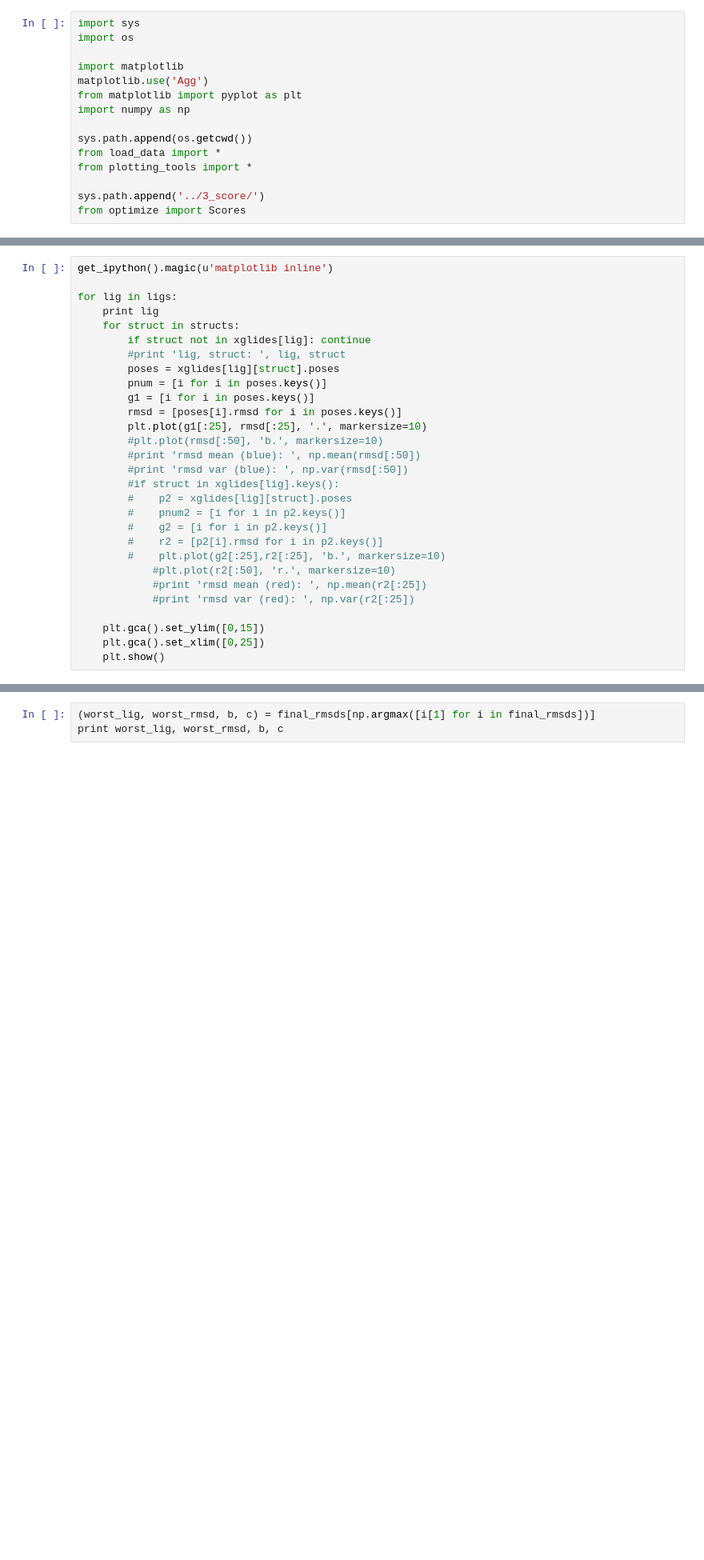
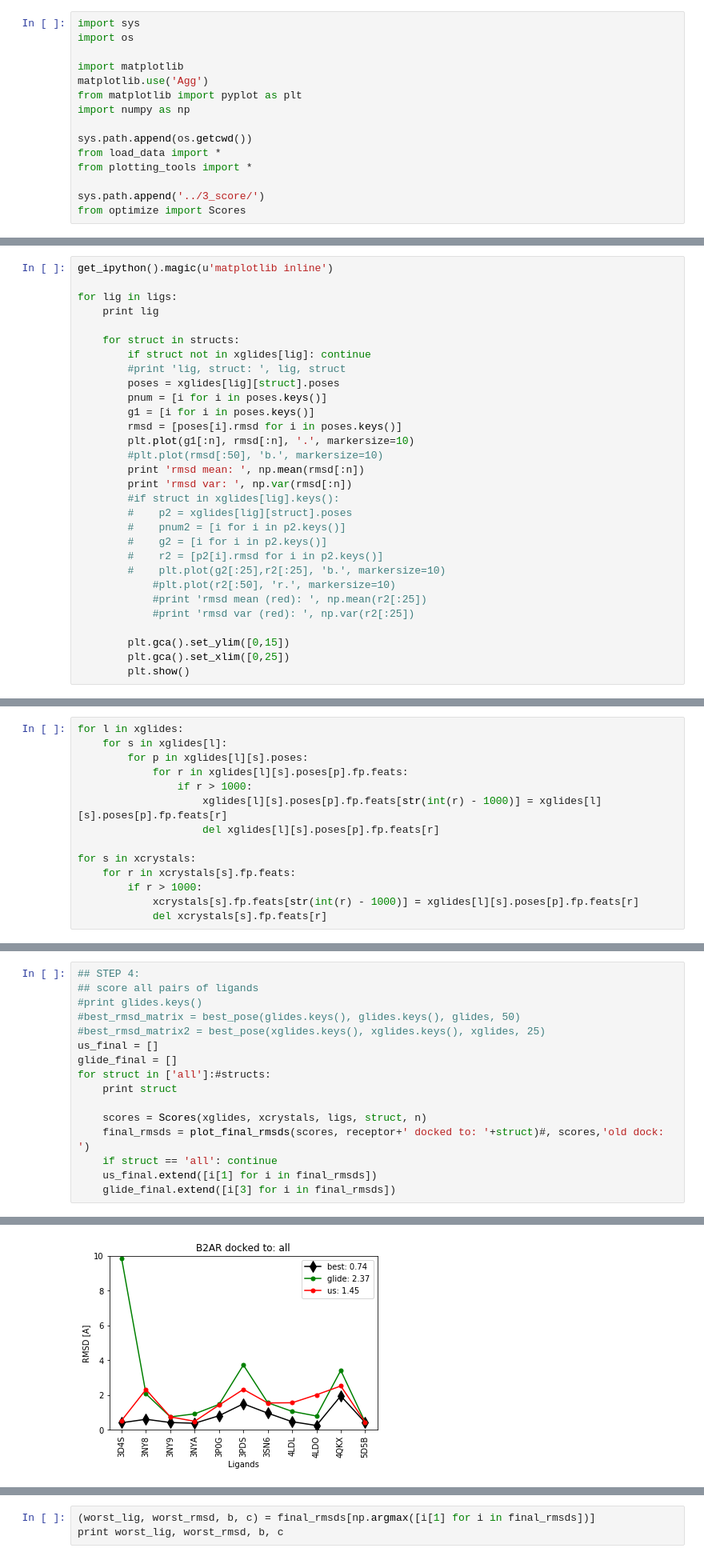
Before and after one commit to orangese/combind_multistruct_benchmarking, a Jupyter notebook: notebooks/main.ipynb, the cells around one changed output, grey strips where cells are left out. Shown at 80% size. Drawn from its saved outputs; the diff is of its cells as text; blank space fills up the shorter version.

```diff
--- a/notebooks/main.ipynb
+++ b/notebooks/main.ipynb
@@ -111,6 +90,7 @@ get_ipython().magic(u'matplotlib inline')
 
 for lig in ligs:
     print lig
+
     for struct in structs:
         if struct not in xglides[lig]: continue
         #print 'lig, struct: ', lig, struct
@@ -118,10 +98,10 @@ for lig in ligs:
         pnum = [i for i in poses.keys()]
         g1 = [i for i in poses.keys()]
         rmsd = [poses[i].rmsd for i in poses.keys()]
-        plt.plot(g1[:25], rmsd[:25], '.', markersize=10)
+        plt.plot(g1[:n], rmsd[:n], '.', markersize=10)
         #plt.plot(rmsd[:50], 'b.', markersize=10)
-        #print 'rmsd mean (blue): ', np.mean(rmsd[:50])
-        #print 'rmsd var (blue): ', np.var(rmsd[:50])
+        print 'rmsd mean: ', np.mean(rmsd[:n])
+        print 'rmsd var: ', np.var(rmsd[:n])
         #if struct in xglides[lig].keys():
         #    p2 = xglides[lig][struct].poses
         #    pnum2 = [i for i in p2.keys()]
@@ -132,6 +112,6 @@ for lig in ligs:
             #print 'rmsd mean (red): ', np.mean(r2[:25])
             #print 'rmsd var (red): ', np.var(r2[:25])
 
-    plt.gca().set_ylim([0,15])
-    plt.gca().set_xlim([0,25])
-    plt.show()
+        plt.gca().set_ylim([0,15])
+        plt.gca().set_xlim([0,25])
+        plt.show()
@@ -161,0 +118,14 @@ for best_structure in glides.keys():#filtered_ligands:
+# %%
+for l in xglides:
+    for s in xglides[l]:
+        for p in xglides[l][s].poses:
+            for r in xglides[l][s].poses[p].fp.feats:
+                if r > 1000:
+                    xglides[l][s].poses[p].fp.feats[str(int(r) - 1000)] = xglides[l][s].poses[p].fp.feats[r]
+                    del xglides[l][s].poses[p].fp.feats[r]
+
+for s in xcrystals:
+    for r in xcrystals[s].fp.feats:
+        if r > 1000:
+            xcrystals[s].fp.feats[str(int(r) - 1000)] = xglides[l][s].poses[p].fp.feats[r]
+            del xcrystals[s].fp.feats[r]
@@ -161,0 +134,17 @@ for best_structure in glides.keys():#filtered_ligands:
+# %%
+## STEP 4:
+## score all pairs of ligands
+#print glides.keys()
+#best_rmsd_matrix = best_pose(glides.keys(), glides.keys(), glides, 50)
+#best_rmsd_matrix2 = best_pose(xglides.keys(), xglides.keys(), xglides, 25)
+us_final = []
+glide_final = []
+for struct in ['all']:#structs:
+    print struct
+
+    scores = Scores(xglides, xcrystals, ligs, struct, n)
+    final_rmsds = plot_final_rmsds(scores, receptor+' docked to: '+struct)#, scores,'old dock: ')
+    if struct == 'all': continue
+    us_final.extend([i[1] for i in final_rmsds])
+    glide_final.extend([i[3] for i in final_rmsds])
+# %% [output]
@@ -161,0 +152 @@ for best_structure in glides.keys():#filtered_ligands:
+[figure, added]
```
Also changed, not shown: parts of 20 cells of this notebook, 7 other files.
